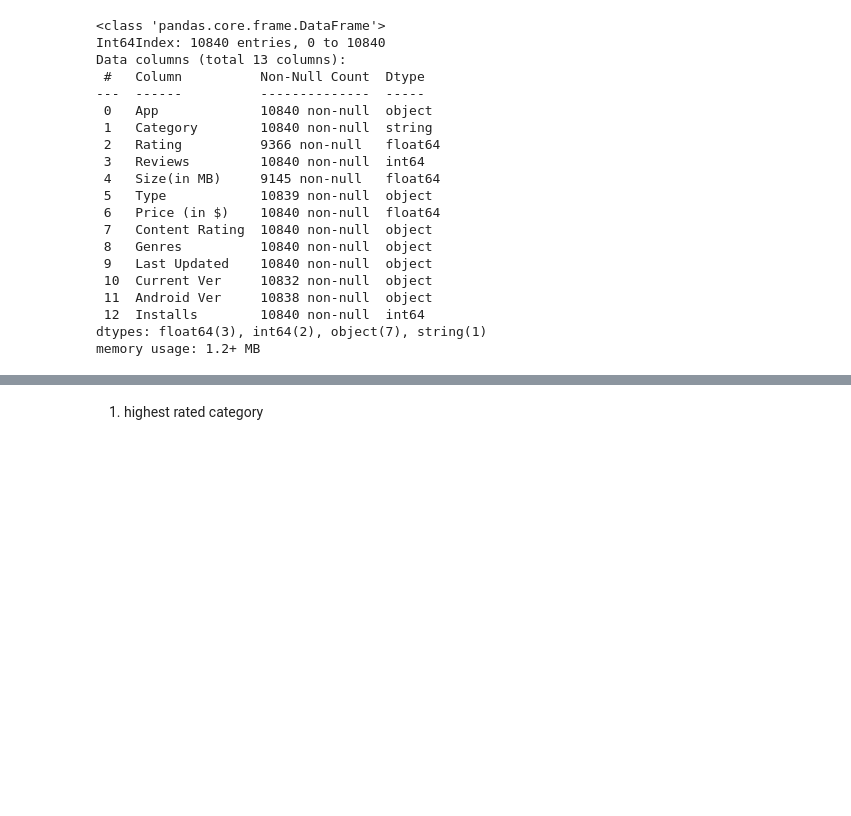
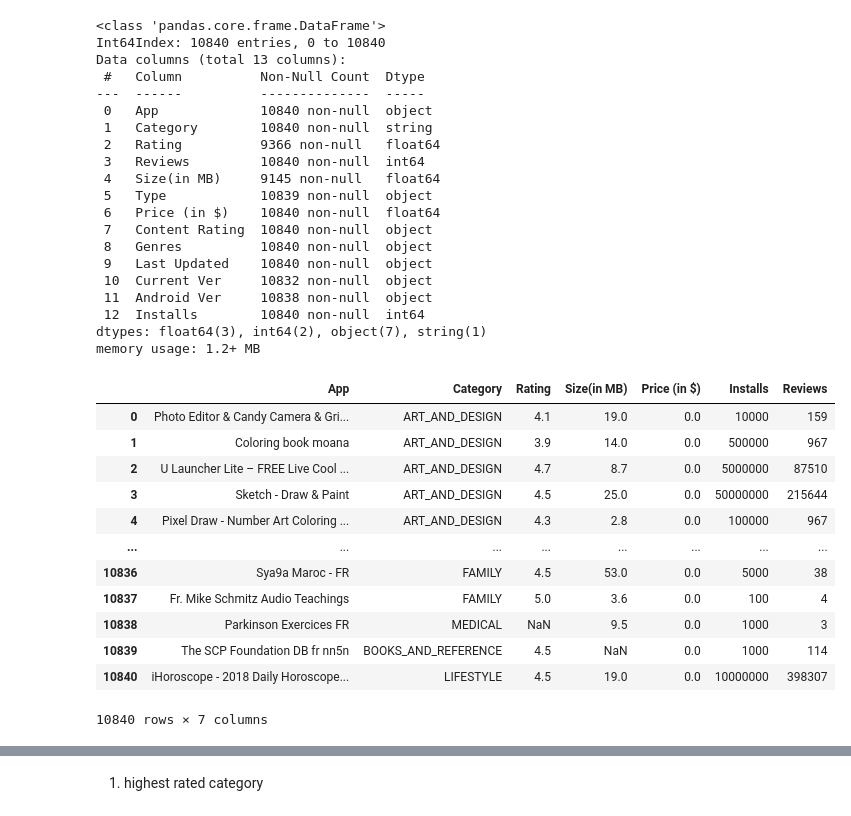
Before and after one commit to Kaustubh-Amare/-EDA_CAPSTONE_Playstore_-_Userdata, a Jupyter notebook: playstore_data_analysis_kau.ipynb, the cells around one changed output, grey strips where cells are left out. Cells and saved outputs as stored; diff of their text form; code cells hidden in the pictures; blank space fills up the shorter version.

```diff
--- a/playstore_data_analysis_kau.ipynb
+++ b/playstore_data_analysis_kau.ipynb
@@ -406,5 +412,14 @@ Questions:
 5. which are highest installed apps.
 6. which are highest rated apps.
+# %%
+#for finding top 10 apps by Sizes
+wk_ps_df.sort_values(by='Size(in MB)', axis=0, ascending=0, inplace=False)[0:11]
+# %%
+# top 10 highly Rated Apps
+wk_ps_df.sort_values(by='Installs', axis=0, ascending=0, inplace=False)[0:100]
+# %%
+# top 10 highly reviewd apps
+wk_ps_df.sort_values(by='Reviews', axis=0, ascending=0, inplace=False)[0:11]
 # %%
 wk_ps_df.info()
 # %% [output]
@@ -428,3 +443,20 @@ Data columns (total 13 columns):
  12  Installs        10840 non-null  int64
 dtypes: float64(3), int64(2), object(7), string(1)
 memory usage: 1.2+ MB
+# %%
+category_db =  wk_ps_df[['App', 'Category','Rating','Size(in MB)','Price (in $)','Installs','Reviews']]
+category_db                                                   # work on category_db
+# %% [output]
+|  | App | Category | Rating | Size(in MB) | Price (in $) | Installs | Reviews |
+| 0 | Photo Editor & Candy Camera & Gri... | ART_AND_DESIGN | 4.1 | 19.0 | 0.0 | 10000 | 159 |
+| 1 | Coloring book moana | ART_AND_DESIGN | 3.9 | 14.0 | 0.0 | 500000 | 967 |
+| 2 | U Launcher Lite – FREE Live Cool ... | ART_AND_DESIGN | 4.7 | 8.7 | 0.0 | 5000000 | 87510 |
+| 3 | Sketch - Draw & Paint | ART_AND_DESIGN | 4.5 | 25.0 | 0.0 | 50000000 | 215644 |
+| 4 | Pixel Draw - Number Art Coloring ... | ART_AND_DESIGN | 4.3 | 2.8 | 0.0 | 100000 | 967 |
+| ... | ... | ... | ... | ... | ... | ... | ... |
+| 10836 | Sya9a Maroc - FR | FAMILY | 4.5 | 53.0 | 0.0 | 5000 | 38 |
+| 10837 | Fr. Mike Schmitz Audio Teachings | FAMILY | 5.0 | 3.6 | 0.0 | 100 | 4 |
+| 10838 | Parkinson Exercices FR | MEDICAL | NaN | 9.5 | 0.0 | 1000 | 3 |
+| 10839 | The SCP Foundation DB fr nn5n | BOOKS_AND_REFERENCE | 4.5 | NaN | 0.0 | 1000 | 114 |
+| 10840 | iHoroscope - 2018 Daily Horoscope... | LIFESTYLE | 4.5 | 19.0 | 0.0 | 10000000 | 398307 |
+10840 rows × 7 columns
```
Also changed, not shown: parts of 5 cells of this notebook.
